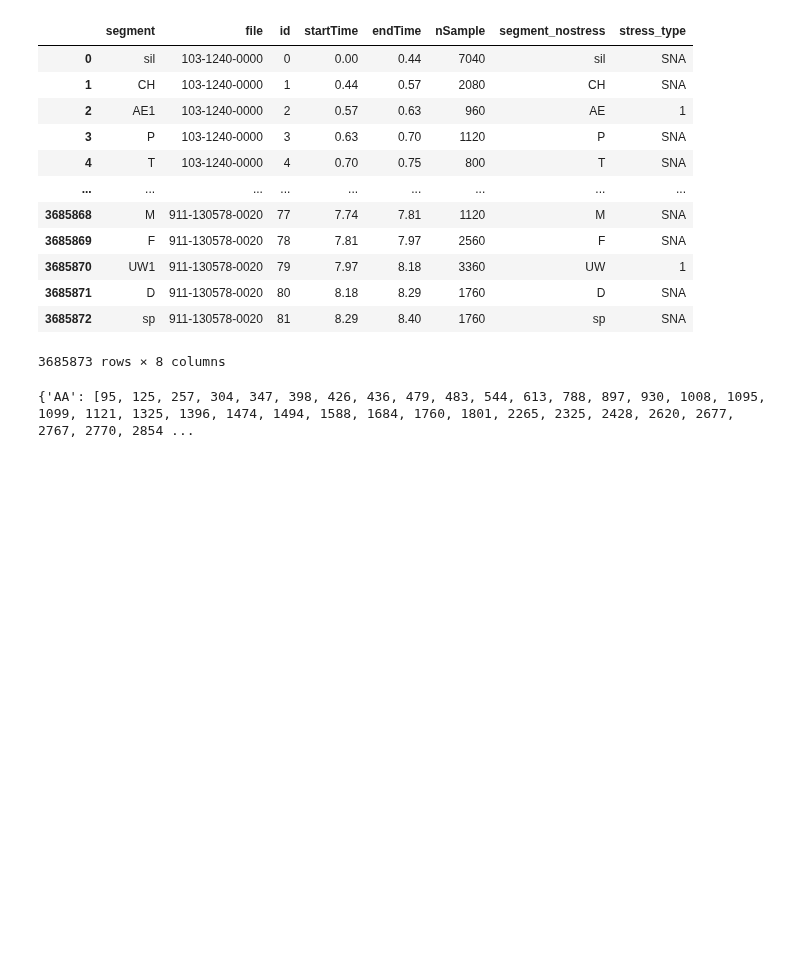
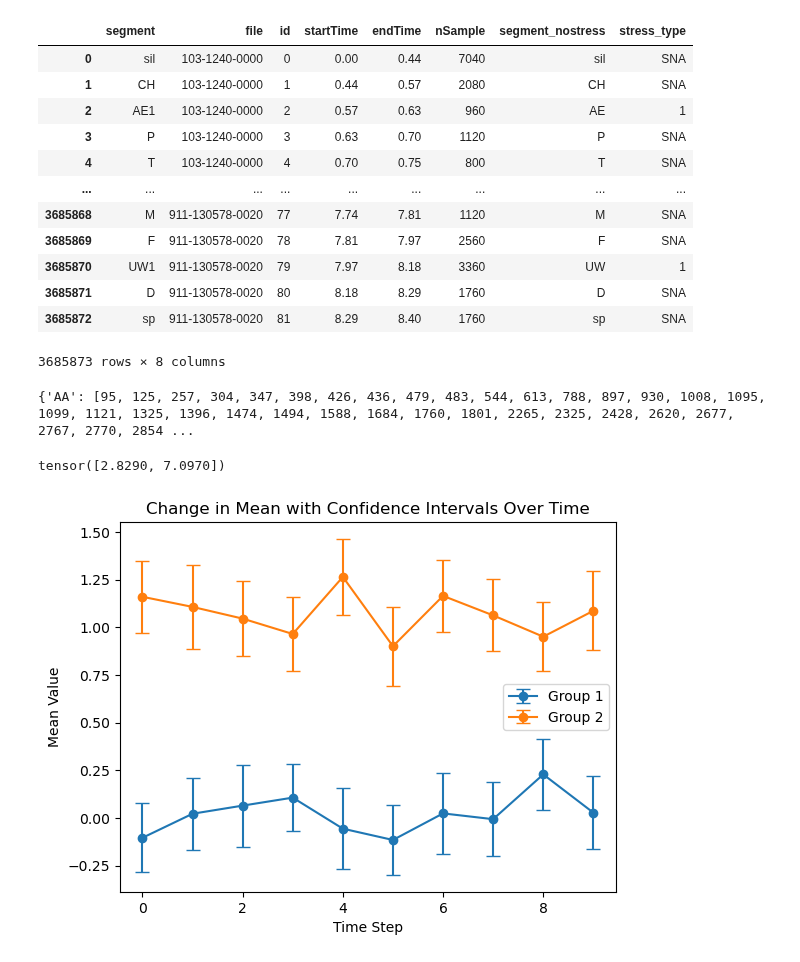
Before and after one commit to Frankalexej/lffl, a Jupyter notebook: try.ipynb, the cells around one changed output. Saved outputs shown, nothing was run; the diff lists cells and outputs as text; code cells hidden in the pictures; blank space fills up the shorter version.

```diff
--- a/try.ipynb
+++ b/try.ipynb
@@ -244,0 +253,37 @@ log.groupby('segment_nostress').groups
+# %%
+euclidean_distance
+# %% [output]
+tensor([2.8290, 7.0970])
+# %%
+import numpy as np
+import matplotlib.pyplot as plt
+from scipy import stats
+
+# Assuming data1 and data2 are the data points for two groups at each time step
+# Assuming alpha is the confidence level (e.g., 0.95 for a 95% confidence interval)
+
+# Generate example data
+np.random.seed(42)
+data1 = np.random.normal(loc=0, scale=1, size=(10, 100))
+data2 = np.random.normal(loc=1, scale=1, size=(10, 100))
+
+# Calculate mean and confidence interval for each group at each time step
+mean1 = np.mean(data1, axis=1)
+ci1 = stats.t.interval(confidence=0.95, df=len(data1[0])-1, loc=np.mean(data1, axis=1), scale=stats.sem(data1, axis=1))
+
+mean2 = np.mean(data2, axis=1)
+ci2 = stats.t.interval(confidence=0.95, df=len(data2[0])-1, loc=np.mean(data2, axis=1), scale=stats.sem(data2, axis=1))
+
+# Plotting
+time_steps = np.arange(len(mean1))
+
+plt.errorbar(time_steps, mean1, yerr=(mean1 - ci1[0], ci1[1] - mean1), label='Group 1', fmt='o-', capsize=5)
+plt.errorbar(time_steps, mean2, yerr=(mean2 - ci2[0], ci2[1] - mean2), label='Group 2', fmt='o-', capsize=5)
+
+plt.xlabel('Time Step')
+plt.ylabel('Mean Value')
+plt.title('Change in Mean with Confidence Intervals Over Time')
+plt.legend()
+plt.show()
+# %% [output]
+[figure, added]
```
Also changed, not shown: parts of 23 cells of this notebook, 13 other files.
